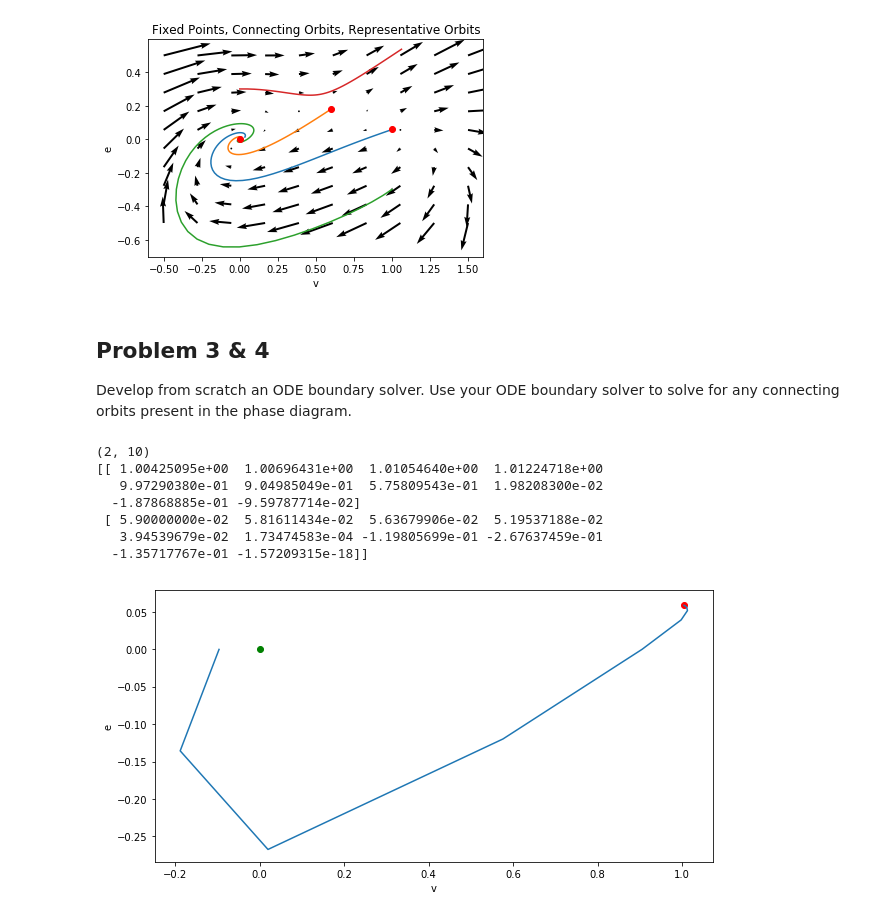
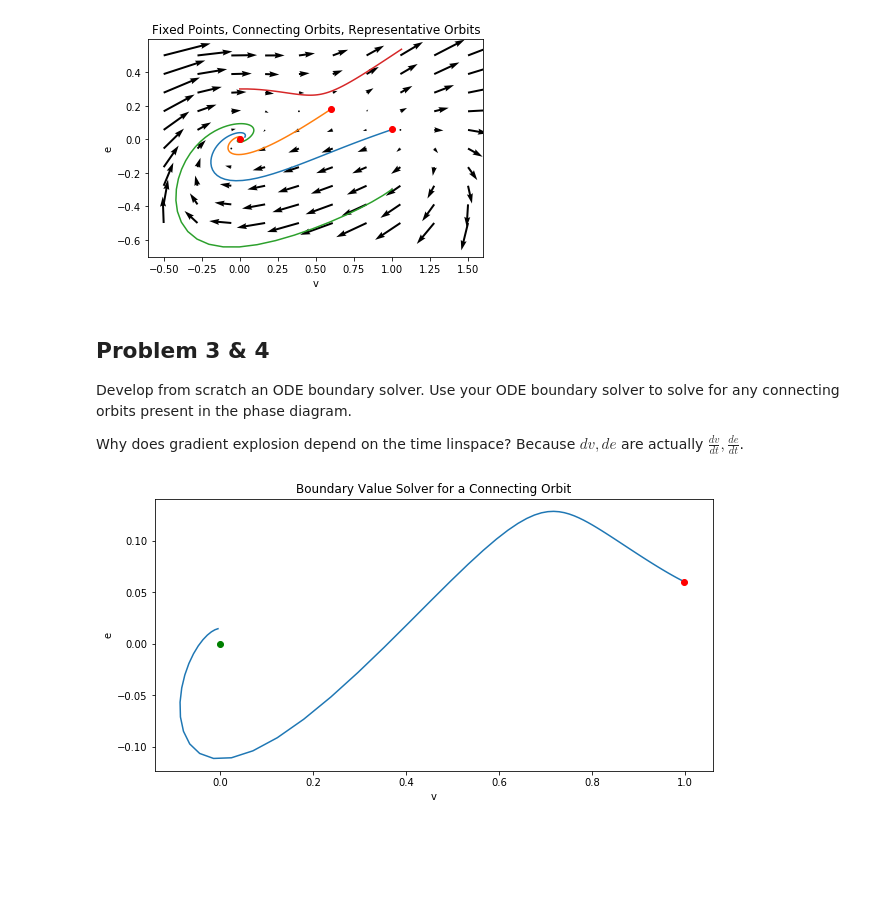
Before and after one commit to kylrth/boundaryvalue, a Jupyter notebook: Jared_BVS.ipynb, the cells around one changed output. Cells and saved outputs as stored; diff of their text form; code cells hidden in the pictures; blank space fills up the shorter version.

Commit message:
kind of implemented bvp_solve

```diff
--- a/Jared_BVS.ipynb
+++ b/Jared_BVS.ipynb
@@ -75,49 +76,39 @@ plt.show()
 ## Problem 3 & 4
 Develop from scratch an ODE boundary solver.
 Use your ODE boundary solver to solve for any connecting orbits present in the phase diagram.
+
+Why does gradient explosion depend on the time linspace?
+Because $dv, de$ are actually $\frac{dv}{dt}, \frac{de}{dt}$.
 # %%
-def my_bvp(x_prime, interval, f, tol=0.001):
-    pass
-
 # Define ODE
 def fun(t, y):
     v, e = y
     delta_v = dv(v, e)
     delta_e = de(v, e)
-    ret_val = np.array([delta_v, delta_e])
+    ret_val = np.vstack([delta_v, delta_e])
     return ret_val
 
 v0, e0 = 1, 0.059
-vn, en = 0, 0
+vn, en = 0, 0.01
 # Define boundary condition residual
 def bcs(ya, yb):
-    y0 = np.array([1, 0.059])
-    yn = np.array([0, 0])
-    return np.array([ya[1]-e0, yb[1]-en])
+    return np.array([ya[0]-v0 + ya[1]-e0, yb[0]-vn + yb[1]-en])
 
 # Init time and boundary conditions
-t = np.linspace(0, 9, 10)
+t = np.linspace(0, 20, 100)
 bc = np.array([v0, e0])
 y = bc.reshape((-1,1)) * np.ones((2,len(t)))
 
 # Solve the ODE
-solution = integrate.solve_bvp(fun=fun, bc=bcs, x=t, y=y)
-print(solution.sol(t).shape)
-print(solution.sol(t))
+solution = solve_bvp(fun=fun, bc=bcs, x=t, y=y)
 
 # Plot it all
 plt.plot(solution.sol(t)[0], solution.sol(t)[1])
-plt.scatter(solution.sol(t)[0][0], solution.sol(t)[1][0], color='red')
+plt.scatter(solution.sol(t)[0][0], solution.sol(t)[1][0], color='red', zorder=3)
 plt.scatter([0], [0], color='green')
 plt.xlabel("v")
 plt.ylabel("e")
+plt.title("Boundary Value Solver for a Connecting Orbit")
 plt.show()
 # %% [output]
-(2, 10)
-[[ 1.00425095e+00  1.00696431e+00  1.01054640e+00  1.01224718e+00
-   9.97290380e-01  9.04985049e-01  5.75809543e-01  1.98208300e-02
-  -1.87868885e-01 -9.59787714e-02]
- [ 5.90000000e-02  5.81611434e-02  5.63679906e-02  5.19537188e-02
-   3.94539679e-02  1.73474583e-04 -1.19805699e-01 -2.67637459e-01
-  -1.35717767e-01 -1.57209315e-18]]
-[figure, old version]
+[figure, new version]
```
Also changed, not shown: parts of 5 cells of this notebook.
